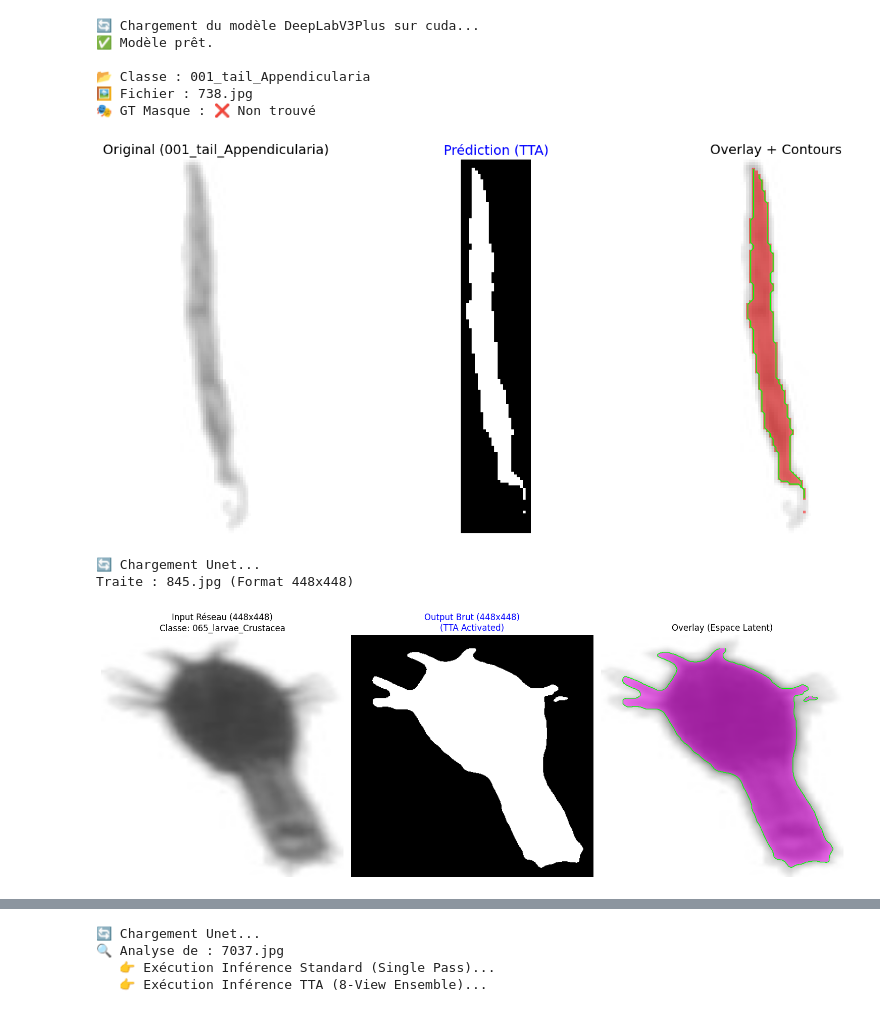
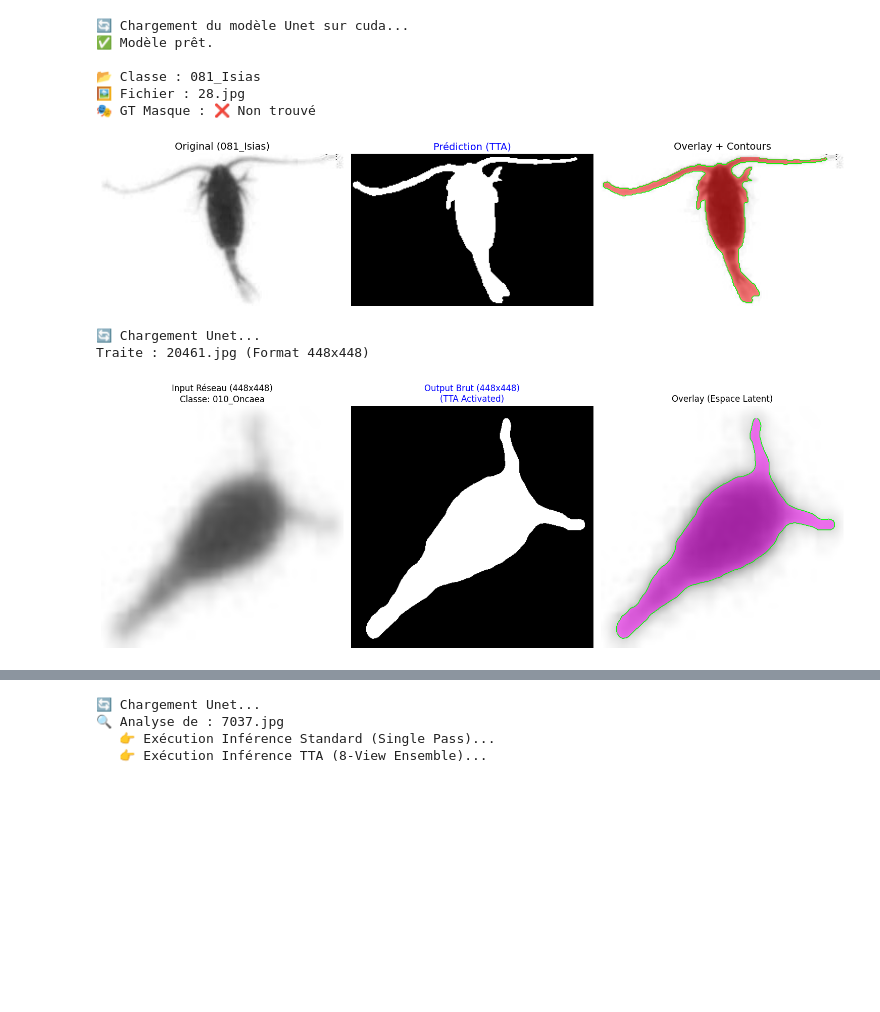
Before and after one commit to malerbe/transfer_and_active_learning_plankton_segmentation, a Jupyter notebook: active_learning/visualize_results.ipynb, the cells around one changed output, grey strips where cells are left out. Saved outputs shown, nothing was run; the diff lists cells and outputs as text; code cells hidden in the pictures; blank space fills up the shorter version.

```diff
--- a/active_learning/visualize_results.ipynb
+++ b/active_learning/visualize_results.ipynb
@@ -15,7 +15,7 @@ from PIL import Image
 DATASET_ROOT = r"C:\Users\223120964.HCAD\OneDrive - GEHealthCare\Desktop\transfer_and_active_learning_plankton_segmentation\data\original_dataset\train"
 
 # Chemin vers ton modèle entraîné (.pt)
-MODEL_PATH = r"C:\Users\223120964.HCAD\OneDrive - GEHealthCare\Desktop\transfer_and_active_learning_plankton_segmentation\logs\Unet_14\best_model.pt" # <--- Vérifie ce chemin
+MODEL_PATH = r"C:\Users\223120964.HCAD\OneDrive - GEHealthCare\Desktop\transfer_and_active_learning_plankton_segmentation\logs\Unet_20\best_model.pt" # <--- Vérifie ce chemin
 
 # Paramètres du modèle (DOIVENT ÊTRE IDENTIQUES À L'ENTRAÎNEMENT)
 MODEL_ARCH = "Unet"
@@ -218,12 +218,12 @@ class Config:
     # Chemins
     DATASET_ROOT: Path = Path(r"C:\Users\223120964.HCAD\OneDrive - GEHealthCare\Desktop\transfer_and_active_learning_plankton_segmentation\data\original_dataset\train")
     # MODEL_PATH: Path = Path(r"C:\Users\223120964.HCAD\OneDrive - GEHealthCare\Desktop\transfer_and_active_learning_plankton_segmentation\logs\Unet_11\best_model.pt")
-    MODEL_PATH: Path = Path(r"C:\Users\223120964.HCAD\OneDrive - GEHealthCare\Desktop\transfer_and_active_learning_plankton_segmentation\logs\DeepLabV3Plus_2\best_model.pt")
+    MODEL_PATH: Path = Path(r"C:\Users\223120964.HCAD\OneDrive - GEHealthCare\Desktop\transfer_and_active_learning_plankton_segmentation\logs\Unet_21\best_model.pt")
 
     # Paramètres Modèle
-    ARCH: str = "DeepLabV3Plus"          # Architecture
+    ARCH: str = "Unet"          # Architecture
     BACKBONE: str = "resnet34"  # Encoder
-    IMG_SIZE: int = 512         # Taille d'entrée (doit être divisible par 32)
+    IMG_SIZE: int = 448         # Taille d'entrée (doit être divisible par 32)
     NUM_CLASSES: int = 1        # Segmentation binaire
 
     # Inférence
@@ -499,37 +499,37 @@ def main():
         print(f"\n📂 Classe : {class_name}")
         print(f"🖼️ Fichier : {img_path.name}")
         print(f"🎭 GT Masque : {'✅ Trouvé' if mask_path else '❌ Non trouvé'}")
     except Exception as e:
         print(f"Erreur data : {e}")
         return
 
     # 3. Chargement Image
     img = cv2.imread(str(img_path))
     img = cv2.cvtColor(img, cv2.COLOR_BGR2RGB)
 
     gt_mask = None
     if mask_path:
         gt = cv2.imread(str(mask_path), cv2.IMREAD_GRAYSCALE)
         # Resize GT si nécessaire pour l'affichage uniquement, mais idéalement on garde la taille originale
         # Ici on binarise
         _, gt_mask = cv2.threshold(gt, 127, 1, cv2.THRESH_BINARY)
 
     # 4. Inférence
     pred_mask = inferencer.predict(img)
 
     # 5. Visu
     visualize_results(img, pred_mask, gt_mask, class_name)
 
 if __name__ == "__main__":
     main()
 # %% [output]
-🔄 Chargement du modèle DeepLabV3Plus sur cuda...
+🔄 Chargement du modèle Unet sur cuda...
 ✅ Modèle prêt.
 
-📂 Classe : 001_tail_Appendicularia
-🖼️ Fichier : 738.jpg
+📂 Classe : 081_Isias
+🖼️ Fichier : 28.jpg
 🎭 GT Masque : ❌ Non trouvé
-[figure, old version]
+[figure, new version]
 # %%
 # --- CELLULE 1 : IMPORTS & CONFIGURATION (VERSION RESIZED) ---
 import os
@@ -549,7 +549,7 @@ from torchvision import transforms
 class Config:
     # Chemins
     DATASET_ROOT: Path = Path(r"C:\Users\223120964.HCAD\OneDrive - GEHealthCare\Desktop\transfer_and_active_learning_plankton_segmentation\data\original_dataset\train")
-    MODEL_PATH: Path = Path(r"C:\Users\223120964.HCAD\OneDrive - GEHealthCare\Desktop\transfer_and_active_learning_plankton_segmentation\logs\Unet_15\best_model.pt")
+    MODEL_PATH: Path = Path(r"C:\Users\223120964.HCAD\OneDrive - GEHealthCare\Desktop\transfer_and_active_learning_plankton_segmentation\logs\Unet_20\best_model.pt")
     # MODEL_PATH: Path = Path(r"C:\Users\223120964.HCAD\OneDrive - GEHealthCare\Desktop\transfer_and_active_learning_plankton_segmentation\logs\DeepLabV3Plus_2\best_model.pt")
 
     # Paramètres Modèle
@@ -792,8 +792,8 @@ if __name__ == "__main__":
     main_resized()
 # %% [output]
 🔄 Chargement Unet...
-Traite : 845.jpg (Format 448x448)
+Traite : 20461.jpg (Format 448x448)
-[figure, old version]
+[figure, new version]
 # %%
 # --- CELLULE 4 : GÉNÉRATION DU GIF POUR LE README ---
 import imageio.v2 as imageio  # Si pas installé : pip install imageio
```
Also changed, not shown: parts of 2 cells of this notebook, 12 other files.
